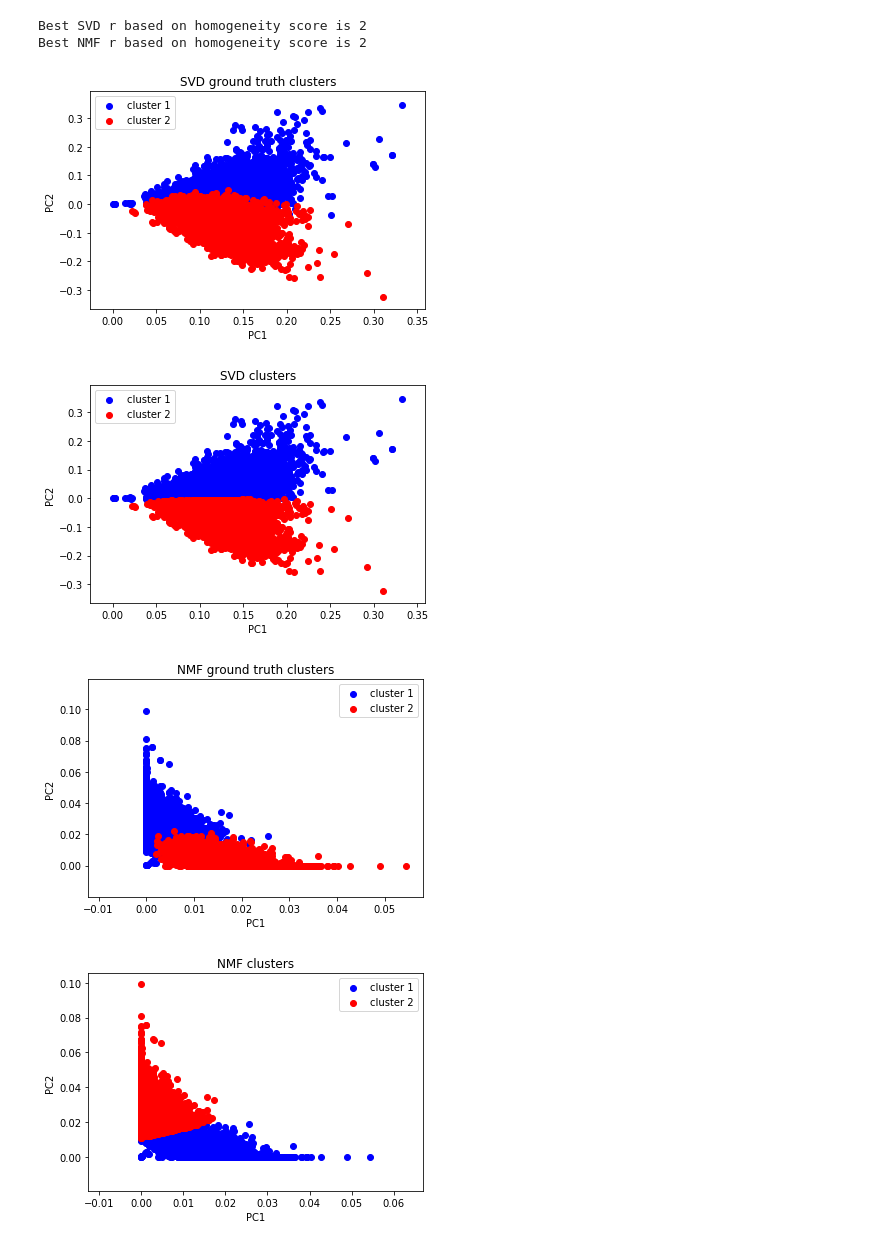
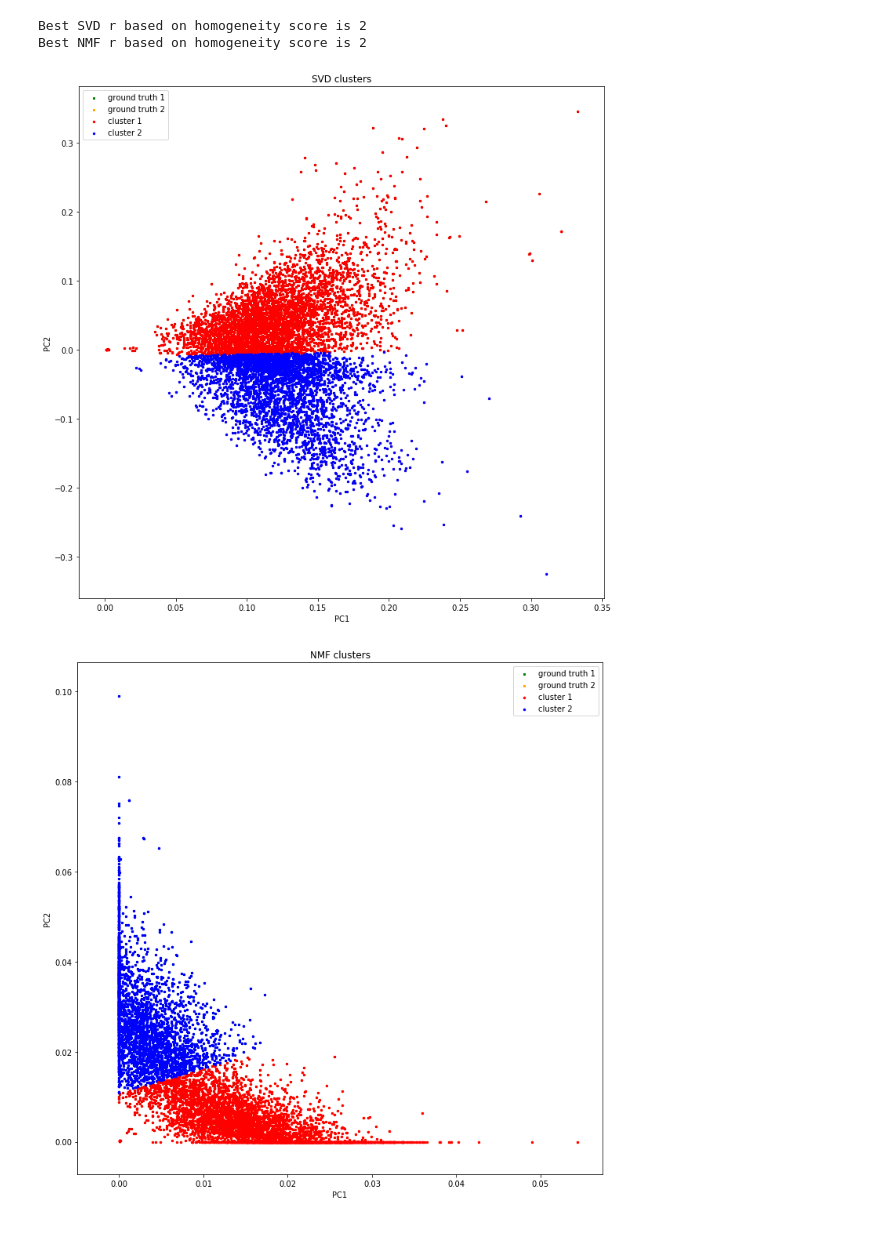
Before and after one commit to sbauersfeld/ECE219, a Jupyter notebook: Project2/project2.ipynb, the cells around one changed output. Cells and saved outputs as stored; diff of their text form; code cells hidden in the pictures.

```diff
--- a/Project2/project2.ipynb
+++ b/Project2/project2.ipynb
@@ -51,7 +51,7 @@ dataset, data_labels = GetTFData()
 # %% [output]
 TF-IDF shape: (7882, 27768)
 # %%
-km = KMeans(n_clusters=2, random_state=0, max_iter=1000, n_init=30)
+km = KMeans(n_clusters=2, random_state=0, max_iter=100, n_init=3)
 km.fit(dataset)
 
 print("Contingency Matrix:\n", contingency_matrix(data_labels, km.labels_))
@@ -83,7 +83,7 @@ def GetScores(data_labels, km_labels):
              metrics.adjusted_mutual_info_score(data_labels, km_labels)]
     return np.array(scores)
 
-km = KMeans(n_clusters=2, random_state=0, max_iter=1000, n_init=5)
+km = KMeans(n_clusters=2, random_state=0, max_iter=100, n_init=3)
 rs = [1, 2, 3, 5, 10, 20, 50, 100, 300]
 scores = np.zeros((2, len(rs), 5))
 for idx, r in enumerate(rs):
@@ -119,41 +119,47 @@ print("Best NMF r based on {} score is {}".format(use_metric, best_nmf_r))
 Best SVD r based on homogeneity score is 2
 Best NMF r based on homogeneity score is 2
 # %%
-def VisualizeClusters(dataset, labels, red_type="SVD", ground_truth=False):
+def VisualizeClusters(dataset, data_labels, km_labels, red_type="SVD"):
+    plt.figure(figsize=(12,12))
     indexes_0 = []
     indexes_1 = []
-    for i, label in enumerate(labels):
+    for i, label in enumerate(data_labels):
         if label == 0:
             indexes_0.append(i)
         else:
             indexes_1.append(i)
 
-    plt.scatter(dataset[indexes_0, 0], dataset[indexes_0, 1], c='blue', label='cluster 1')
-    plt.scatter(dataset[indexes_1, 0], dataset[indexes_1, 1], c='red', label='cluster 2')
+    plt.scatter(dataset[indexes_0, 0], dataset[indexes_0, 1], s=8, marker="s", c='green', label='ground truth 1')
+    plt.scatter(dataset[indexes_1, 0], dataset[indexes_1, 1], s=8, marker="s", c='orange', label='ground truth 2')
+
+    indexes_0 = []
+    indexes_1 = []
+    for i, label in enumerate(km_labels):
+        if label == 0:
+            indexes_0.append(i)
+        else:
+            indexes_1.append(i)
+
+    plt.scatter(dataset[indexes_0, 0], dataset[indexes_0, 1], s=6, marker="o", c='red', label='cluster 1')
+    plt.scatter(dataset[indexes_1, 0], dataset[indexes_1, 1], s=6, marker="o", c='blue', label='cluster 2')
+
     plt.legend()
-    title = " ground truth clusters" if ground_truth else " clusters"
-    plt.title(red_type + title)
+    plt.title(red_type + " clusters")
     plt.xlabel("PC1")
     plt.ylabel("PC2")
     plt.show()
 
 km = KMeans(n_clusters=2, random_state=0, max_iter=1000, n_init=5)
 
-VisualizeClusters(dataset_LSA, data_labels, red_type="SVD", ground_truth=True)
-
 km.fit(dataset_LSA[:, :best_svd_r])
-VisualizeClusters(dataset_LSA, km.labels_, red_type="SVD")
+VisualizeClusters(dataset_LSA, data_labels, km.labels_, red_type="SVD")
 
 dataset_NMF = PerformNMF(dataset, r=best_nmf_r)
-VisualizeClusters(dataset_NMF, data_labels, red_type="NMF", ground_truth=True)
-
 km.fit(dataset_NMF)
-VisualizeClusters(dataset_NMF, km.labels_, red_type="NMF")
+VisualizeClusters(dataset_NMF, data_labels, km.labels_, red_type="NMF")
 # %% [output]
-[figure, old version]
+[figure, new version]
-[figure, old version]
+[figure, new version]
-[figure, removed]
-[figure, removed]
 # %%
 km = KMeans(n_clusters=2, random_state=0, max_iter=1000, n_init=30)
 def VisualizeAndReport(dataset, dataset_labels, red_type="SVD"):
```
Also changed, not shown: parts of 8 cells of this notebook.
